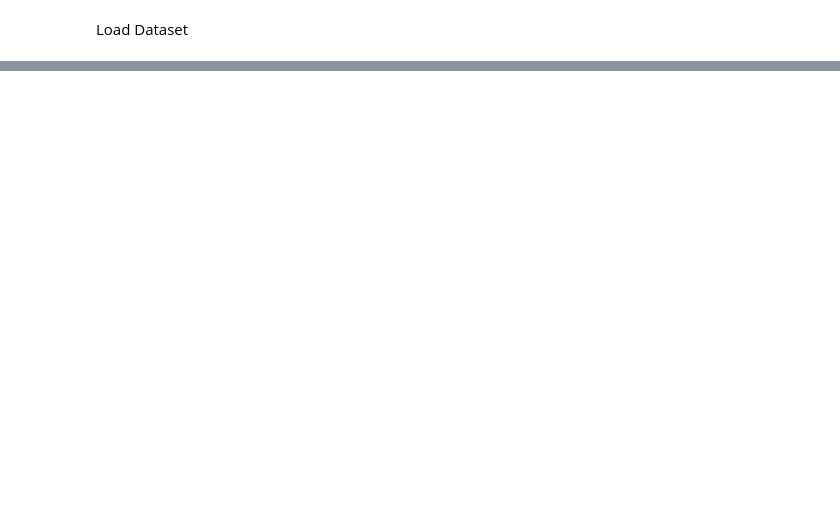
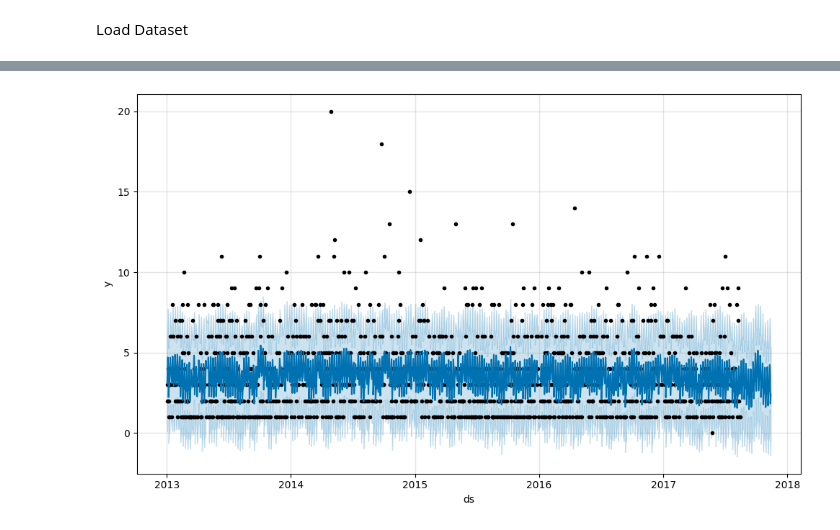
Before and after one commit to Jhedzye/-capstone-forecasting-food-sales, a Jupyter notebook: Step_8_Capstone.ipynb, the cells around one changed output, grey strips where cells are left out. Drawn from its saved outputs; the diff is of its cells as text; code cells hidden in the pictures; blank space fills up the shorter version.

```diff
--- a/Step_8_Capstone.ipynb
+++ b/Step_8_Capstone.ipynb
@@ -128,0 +118,17 @@ This notebook demonstrates the scaling of a time series forecasting model using
+# %%
+#Install Prophet if not already
+!pip install prophet
+
+#Import and prepare data
+from prophet import Prophet
+
+#Prophet expects columns: 'ds' for date, 'y' for value
+prophet_df = df_filtered[['date', 'unit_sales']].rename(columns={'date': 'ds', 'unit_sales': 'y'})
+
+#Initialize and fit model
+model = Prophet(daily_seasonality=True)
+model.fit(prophet_df)
+
+#Create future dataframe (next 90 days)
+future = model.make_future_dataframe(periods=90)
+forecast = model.predict(future)
@@ -128,0 +169,5 @@ This notebook demonstrates the scaling of a time series forecasting model using
+# %%
+#Plot forecast
+fig = model.plot(forecast)
+# %% [output]
+[figure, added]
```
Also changed, not shown: parts of 35 cells of this notebook.
